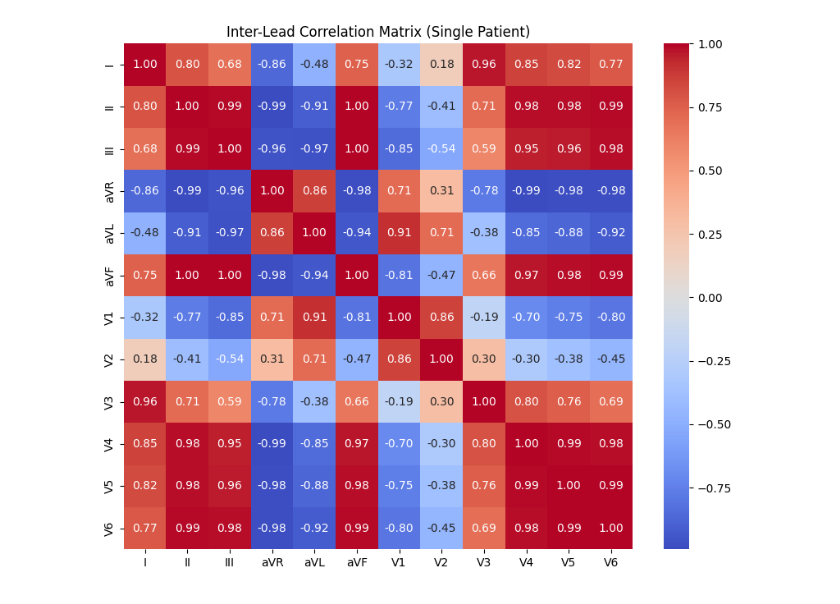
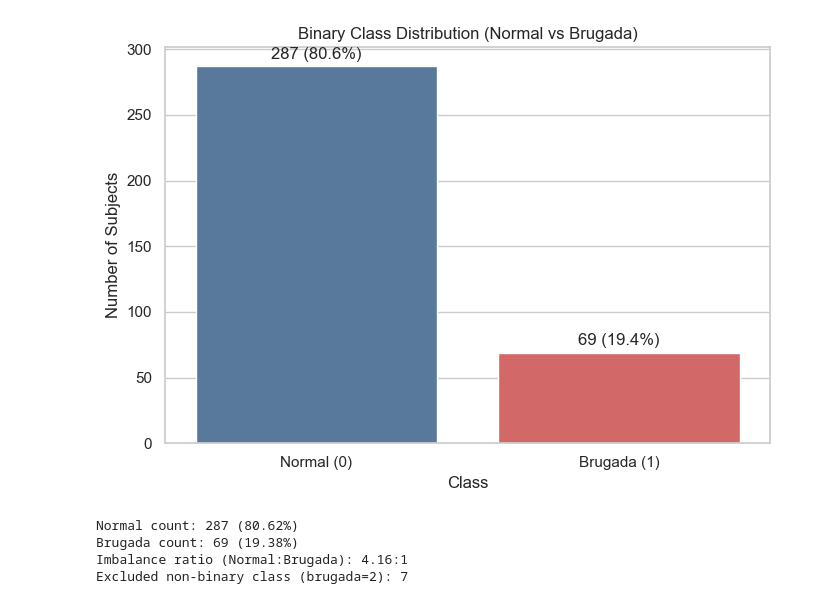
Before and after one commit to Kai-nf/team-wassup-idsc, a Jupyter notebook: eda_report.ipynb, the cells around one changed output. Cells and saved outputs as stored; diff of their text form; code cells hidden in the pictures.

```diff
--- a/eda_report.ipynb
+++ b/eda_report.ipynb
@@ -126,13 +298,39 @@ plt.show()
 # %%
-# Correlation analysis
+# 1.4 Class Distribution (binary focus: 0=Normal, 1=Brugada)
+meta_binary = metadata[metadata['brugada'].isin([NORMAL_LABEL, BRUGADA_LABEL])].copy()
+binary_counts = meta_binary['brugada'].value_counts().sort_index()
+binary_total = int(binary_counts.sum())
 
-# Calculate correlation matrix for the first patient's leads
-corr_matrix = pd.DataFrame(X_train[0], columns=lead_names).corr()
+count_normal = int(binary_counts.get(NORMAL_LABEL, 0))
+count_brugada = int(binary_counts.get(BRUGADA_LABEL, 0))
+pct_normal = (count_normal / binary_total * 100) if binary_total else 0.0
+pct_brugada = (count_brugada / binary_total * 100) if binary_total else 0.0
+imbalance_ratio = (count_normal / count_brugada) if count_brugada else np.nan
 
-plt.figure(figsize=(10, 8))
-sns.heatmap(corr_matrix, annot=True, cmap='coolwarm', fmt=".2f")
-plt.title("Inter-Lead Correlation Matrix (Single Patient)")
+class_df = pd.DataFrame({
+    'Class': ['Normal (0)', 'Brugada (1)'],
+    'Count': [count_normal, count_brugada],
+    'Percent': [pct_normal, pct_brugada]
+})
+
+plt.figure(figsize=(7, 5))
+ax = sns.barplot(data=class_df, x='Class', y='Count', hue='Class', legend=False, palette=['#4C78A8', '#E45756'])
+for i, row in class_df.iterrows():
+    ax.text(i, row['Count'] + max(class_df['Count']) * 0.02, f"{int(row['Count'])} ({row['Percent']:.1f}%)", ha='center')
+plt.title('Binary Class Distribution (Normal vs Brugada)')
+plt.ylabel('Number of Subjects')
+plt.xlabel('Class')
+plt.tight_layout()
 plt.show()
+
+print(f"Normal count: {count_normal} ({pct_normal:.2f}%)")
+print(f"Brugada count: {count_brugada} ({pct_brugada:.2f}%)")
+print(f"Imbalance ratio (Normal:Brugada): {imbalance_ratio:.2f}:1")
+print(f"Excluded non-binary class (brugada=2): {len(metadata) - binary_total}")
 # %% [output]
-[figure, old version]
+[figure, new version]
+Normal count: 287 (80.62%)
+Brugada count: 69 (19.38%)
+Imbalance ratio (Normal:Brugada): 4.16:1
+Excluded non-binary class (brugada=2): 7
 # %%
```
Also changed, not shown: parts of 5 cells of this notebook, 2 other files.
